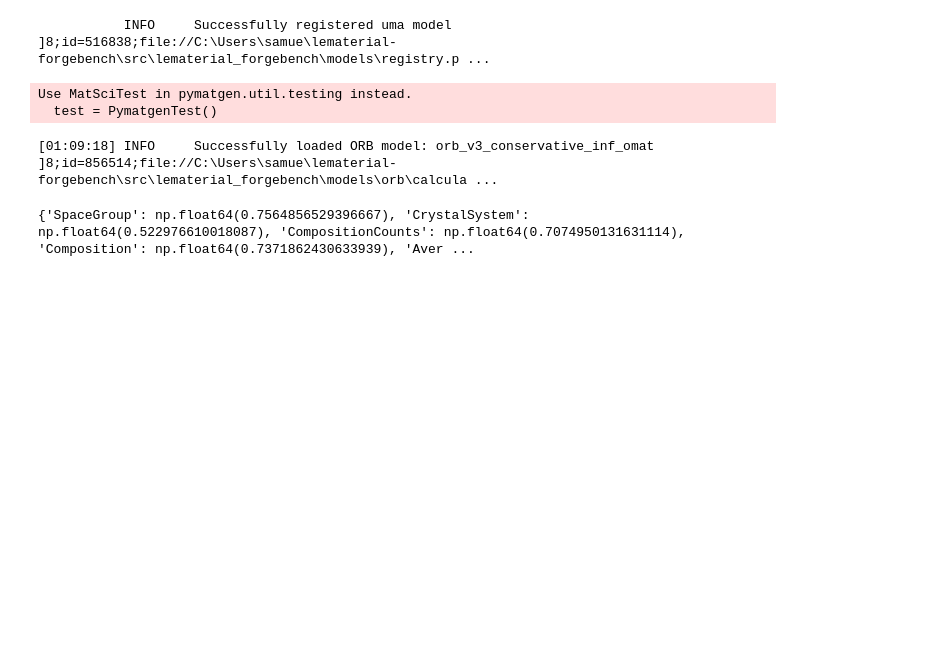
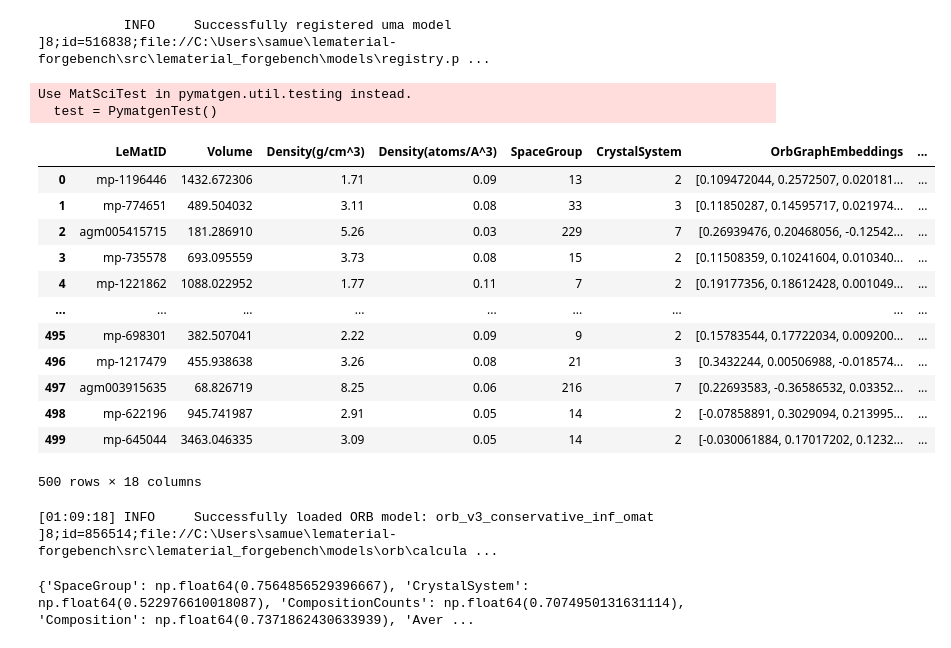
Before and after one commit to LeMaterial/lematerial-forgebench, a Jupyter notebook: notebooks/example_distribution_metrics.ipynb, the cells around one changed output. Drawn from its saved outputs; the diff is of its cells as text; code cells hidden in the pictures; blank space fills up the shorter version.

```diff
--- a/notebooks/example_distribution_metrics.ipynb
+++ b/notebooks/example_distribution_metrics.ipynb
@@ -56,9 +56,28 @@ structures = [
 # %% [output]
 Use MatSciTest in pymatgen.util.testing instead.
   test = PymatgenTest()
+# %%
+with open("../data/sample_lematbulk.pkl", "rb") as f:
+    test_df = pickle.load(f)
 # %%
 with open("../data/full_reference_df.pkl", "rb") as f:
     reference_df = pickle.load(f)
+# %%
+reference_df
+# %% [output]
+|  | LeMatID | Volume | Density(g/cm^3) | Density(atoms/A^3) | SpaceGroup | CrystalSystem | OrbGraphEmbeddings | ... |
+| 0 | mp-1196446 | 1432.672306 | 1.71 | 0.09 | 13 | 2 | [0.109472044, 0.2572507, 0.020181... | ... |
+| 1 | mp-774651 | 489.504032 | 3.11 | 0.08 | 33 | 3 | [0.11850287, 0.14595717, 0.021974... | ... |
+| 2 | agm005415715 | 181.286910 | 5.26 | 0.03 | 229 | 7 | [0.26939476, 0.20468056, -0.12542... | ... |
+| 3 | mp-735578 | 693.095559 | 3.73 | 0.08 | 15 | 2 | [0.11508359, 0.10241604, 0.010340... | ... |
+| 4 | mp-1221862 | 1088.022952 | 1.77 | 0.11 | 7 | 2 | [0.19177356, 0.18612428, 0.001049... | ... |
+| ... | ... | ... | ... | ... | ... | ... | ... | ... |
+| 495 | mp-698301 | 382.507041 | 2.22 | 0.09 | 9 | 2 | [0.15783544, 0.17722034, 0.009200... | ... |
+| 496 | mp-1217479 | 455.938638 | 3.26 | 0.08 | 21 | 3 | [0.3432244, 0.00506988, -0.018574... | ... |
+| 497 | agm003915635 | 68.826719 | 8.25 | 0.06 | 216 | 7 | [0.22693583, -0.36586532, 0.03352... | ... |
+| 498 | mp-622196 | 945.741987 | 2.91 | 0.05 | 14 | 2 | [-0.07858891, 0.3029094, 0.213995... | ... |
+| 499 | mp-645044 | 3463.046335 | 3.09 | 0.05 | 14 | 2 | [-0.030061884, 0.17017202, 0.1232... | ... |
+500 rows × 18 columns
 # %%
 stability_preprocessor = UniversalStabilityPreprocessor(model_name="orb", timeout = 100000, relax_structures = False)
 stability_preprocessor_result = stability_preprocessor(structures)
```
